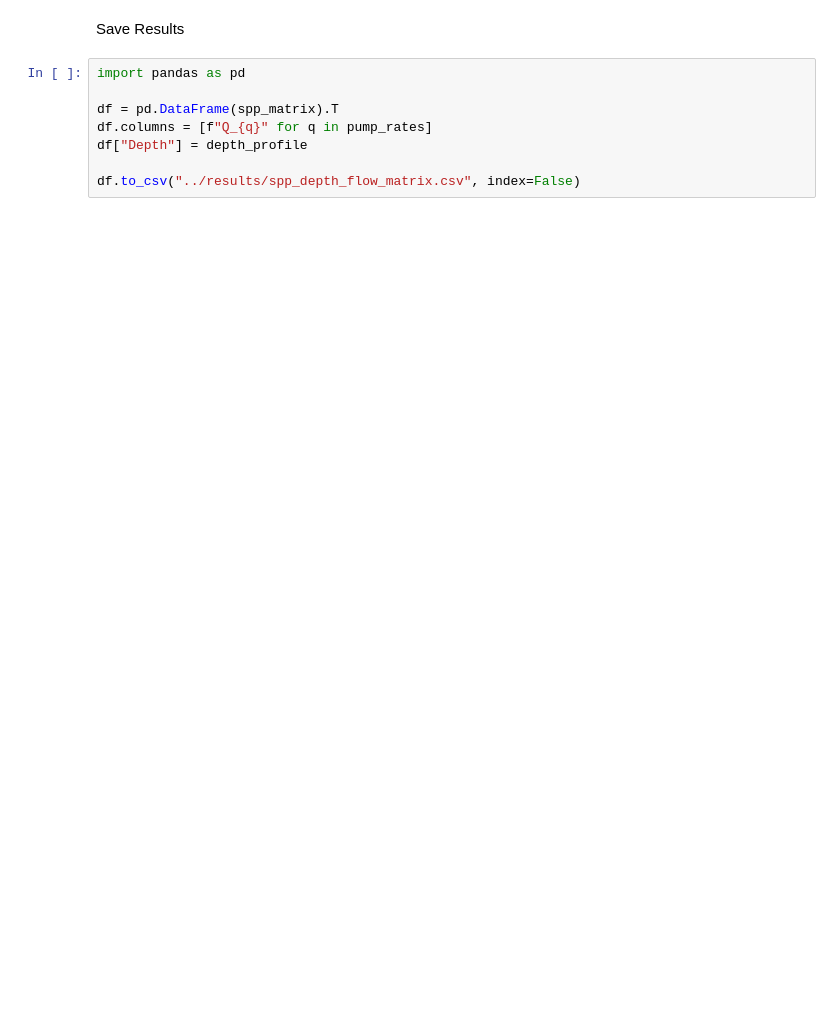
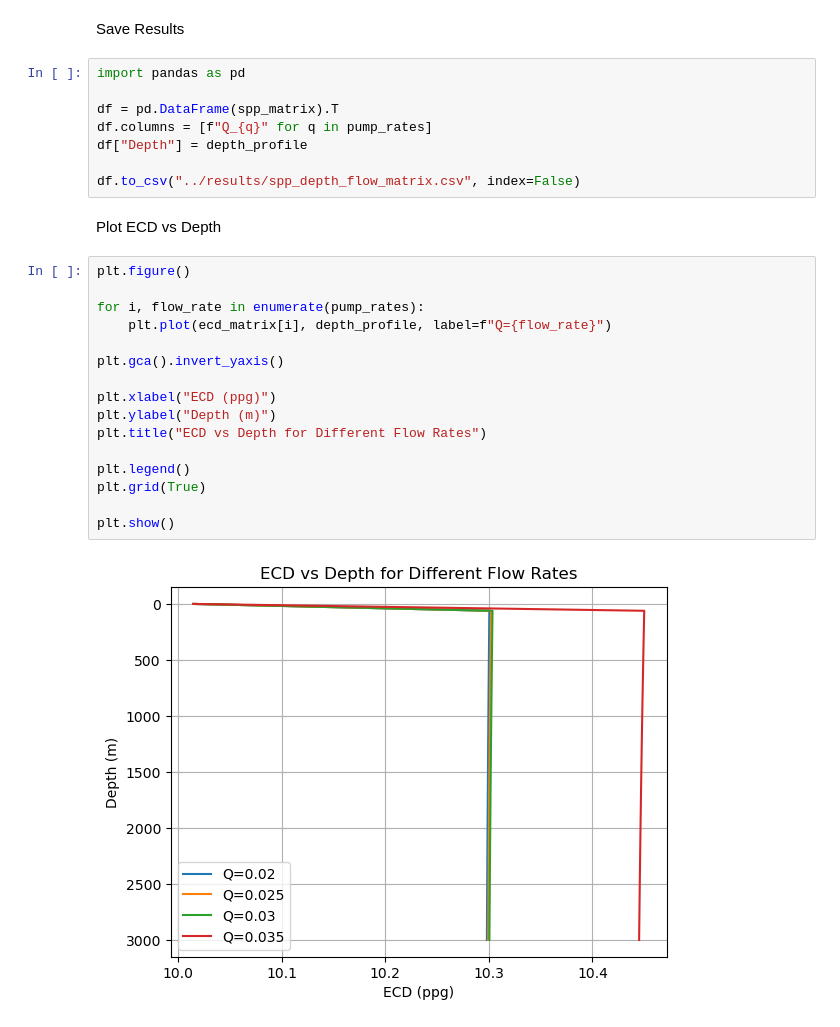
Before and after one commit to Bobi3828/drilling-analytics-engine, a Jupyter notebook: week_04_full_system/notebooks/full_system_analysis.ipynb, the cells around one changed output. Saved outputs shown, nothing was run; the diff lists cells and outputs as text; blank space fills up the shorter version.

```diff
--- a/week_04_full_system/notebooks/full_system_analysis.ipynb
+++ b/week_04_full_system/notebooks/full_system_analysis.ipynb
@@ -643,3 +689,23 @@ df.columns = [f"Q_{q}" for q in pump_rates]
 df["Depth"] = depth_profile
 
 df.to_csv("../results/spp_depth_flow_matrix.csv", index=False)
+# %% [markdown]
+Plot ECD vs Depth
+# %%
+plt.figure()
+
+for i, flow_rate in enumerate(pump_rates):
+    plt.plot(ecd_matrix[i], depth_profile, label=f"Q={flow_rate}")
+
+plt.gca().invert_yaxis()
+
+plt.xlabel("ECD (ppg)")
+plt.ylabel("Depth (m)")
+plt.title("ECD vs Depth for Different Flow Rates")
+
+plt.legend()
+plt.grid(True)
+
+plt.show()
+# %% [output]
+[figure, added]
```
Also changed, not shown: parts of 11 cells of this notebook, 4 other files.
